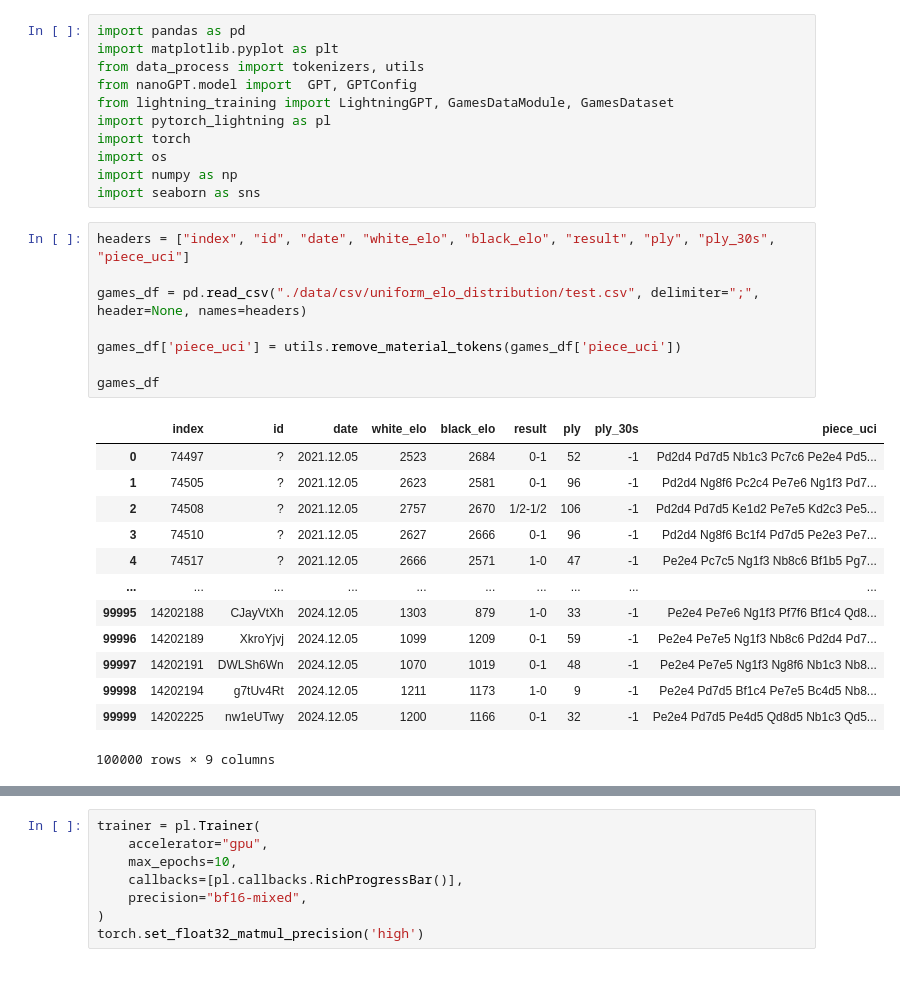
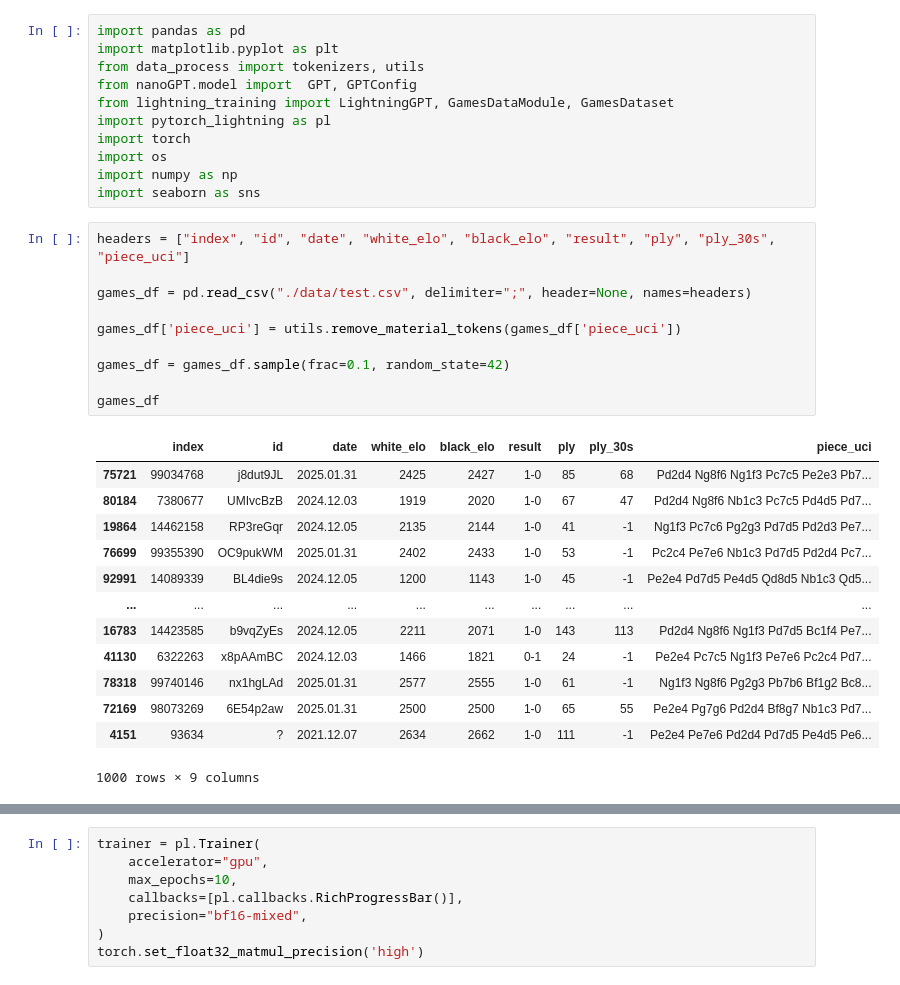
Before and after one commit to Kamil2601/nanoGPT-chess, a Jupyter notebook: test_masked_elo_model.ipynb, the cells around one changed output, grey strips where cells are left out. Cells and saved outputs as stored; diff of their text form.

```diff
--- a/test_masked_elo_model.ipynb
+++ b/test_masked_elo_model.ipynb
@@ -12,25 +12,27 @@ import seaborn as sns
 # %%
 headers = ["index", "id", "date", "white_elo", "black_elo", "result", "ply", "ply_30s", "piece_uci"]
 
-games_df = pd.read_csv("./data/csv/uniform_elo_distribution/test.csv", delimiter=";", header=None, names=headers)
+games_df = pd.read_csv("./data/test.csv", delimiter=";", header=None, names=headers)
 
 games_df['piece_uci'] = utils.remove_material_tokens(games_df['piece_uci'])
 
+games_df = games_df.sample(frac=0.1, random_state=42)
+
 games_df
 # %% [output]
 |  | index | id | date | white_elo | black_elo | result | ply | ply_30s | piece_uci |
-| 0 | 74497 | ? | 2021.12.05 | 2523 | 2684 | 0-1 | 52 | -1 | Pd2d4 Pd7d5 Nb1c3 Pc7c6 Pe2e4 Pd5... |
-| 1 | 74505 | ? | 2021.12.05 | 2623 | 2581 | 0-1 | 96 | -1 | Pd2d4 Ng8f6 Pc2c4 Pe7e6 Ng1f3 Pd7... |
-| 2 | 74508 | ? | 2021.12.05 | 2757 | 2670 | 1/2-1/2 | 106 | -1 | Pd2d4 Pd7d5 Ke1d2 Pe7e5 Kd2c3 Pe5... |
-| 3 | 74510 | ? | 2021.12.05 | 2627 | 2666 | 0-1 | 96 | -1 | Pd2d4 Ng8f6 Bc1f4 Pd7d5 Pe2e3 Pe7... |
-| 4 | 74517 | ? | 2021.12.05 | 2666 | 2571 | 1-0 | 47 | -1 | Pe2e4 Pc7c5 Ng1f3 Nb8c6 Bf1b5 Pg7... |
+| 75721 | 99034768 | j8dut9JL | 2025.01.31 | 2425 | 2427 | 1-0 | 85 | 68 | Pd2d4 Ng8f6 Ng1f3 Pc7c5 Pe2e3 Pb7... |
+| 80184 | 7380677 | UMIvcBzB | 2024.12.03 | 1919 | 2020 | 1-0 | 67 | 47 | Pd2d4 Ng8f6 Nb1c3 Pc7c5 Pd4d5 Pd7... |
+| 19864 | 14462158 | RP3reGqr | 2024.12.05 | 2135 | 2144 | 1-0 | 41 | -1 | Ng1f3 Pc7c6 Pg2g3 Pd7d5 Pd2d3 Pe7... |
+| 76699 | 99355390 | OC9pukWM | 2025.01.31 | 2402 | 2433 | 1-0 | 53 | -1 | Pc2c4 Pe7e6 Nb1c3 Pd7d5 Pd2d4 Pc7... |
+| 92991 | 14089339 | BL4die9s | 2024.12.05 | 1200 | 1143 | 1-0 | 45 | -1 | Pe2e4 Pd7d5 Pe4d5 Qd8d5 Nb1c3 Qd5... |
 | ... | ... | ... | ... | ... | ... | ... | ... | ... | ... |
-| 99995 | 14202188 | CJayVtXh | 2024.12.05 | 1303 | 879 | 1-0 | 33 | -1 | Pe2e4 Pe7e6 Ng1f3 Pf7f6 Bf1c4 Qd8... |
-| 99996 | 14202189 | XkroYjvj | 2024.12.05 | 1099 | 1209 | 0-1 | 59 | -1 | Pe2e4 Pe7e5 Ng1f3 Nb8c6 Pd2d4 Pd7... |
-| 99997 | 14202191 | DWLSh6Wn | 2024.12.05 | 1070 | 1019 | 0-1 | 48 | -1 | Pe2e4 Pe7e5 Ng1f3 Ng8f6 Nb1c3 Nb8... |
-| 99998 | 14202194 | g7tUv4Rt | 2024.12.05 | 1211 | 1173 | 1-0 | 9 | -1 | Pe2e4 Pd7d5 Bf1c4 Pe7e5 Bc4d5 Nb8... |
-| 99999 | 14202225 | nw1eUTwy | 2024.12.05 | 1200 | 1166 | 0-1 | 32 | -1 | Pe2e4 Pd7d5 Pe4d5 Qd8d5 Nb1c3 Qd5... |
+| 16783 | 14423585 | b9vqZyEs | 2024.12.05 | 2211 | 2071 | 1-0 | 143 | 113 | Pd2d4 Ng8f6 Ng1f3 Pd7d5 Bc1f4 Pe7... |
+| 41130 | 6322263 | x8pAAmBC | 2024.12.03 | 1466 | 1821 | 0-1 | 24 | -1 | Pe2e4 Pc7c5 Ng1f3 Pe7e6 Pc2c4 Pd7... |
+| 78318 | 99740146 | nx1hgLAd | 2025.01.31 | 2577 | 2555 | 1-0 | 61 | -1 | Ng1f3 Ng8f6 Pg2g3 Pb7b6 Bf1g2 Bc8... |
+| 72169 | 98073269 | 6E54p2aw | 2025.01.31 | 2500 | 2500 | 1-0 | 65 | 55 | Pe2e4 Pg7g6 Pd2d4 Bf8g7 Nb1c3 Pd7... |
+| 4151 | 93634 | ? | 2021.12.07 | 2634 | 2662 | 1-0 | 111 | -1 | Pe2e4 Pe7e6 Pd2d4 Pd7d5 Pe4d5 Pe6... |
-100000 rows × 9 columns
+1000 rows × 9 columns
 # %%
 white_elo_bins = games_df.white_elo // 100 * 100
 black_elo_bins = games_df.black_elo // 100 * 100
```
Also changed, not shown: parts of 5 cells of this notebook, 6 other files.
